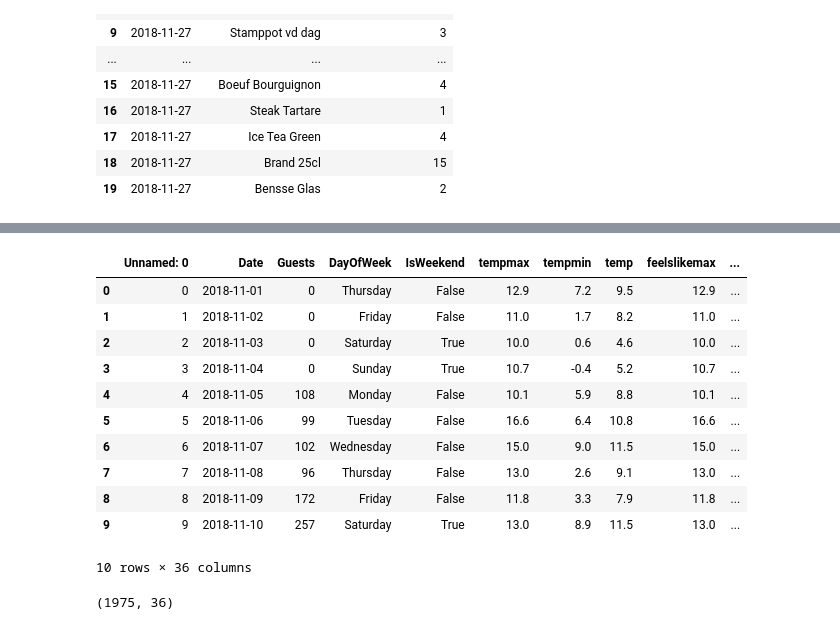
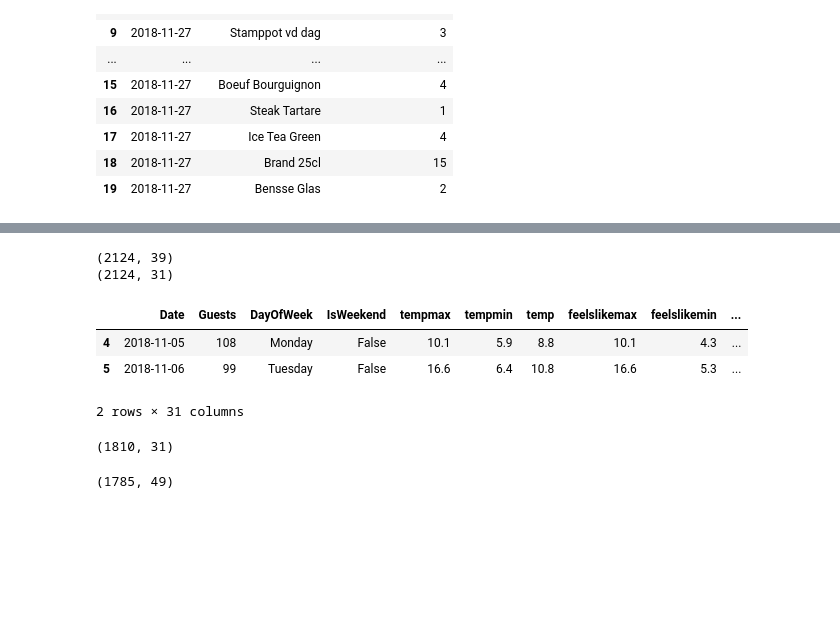
Before and after one commit to ivopascal/Applied-ML-Template, a Jupyter notebook: restaurant_guest_forecasting/notebooks/data_processing.ipynb, the cells around one changed output, grey strips where cells are left out. Cells and saved outputs as stored; diff of their text form; code cells hidden in the pictures; blank space fills up the shorter version.

Commit message:
merge menu with guests, encode DayOfWeek, precipitions, conditions

```diff
--- a/restaurant_guest_forecasting/notebooks/data_processing.ipynb
+++ b/restaurant_guest_forecasting/notebooks/data_processing.ipynb
@@ -257,25 +221,18 @@ pivoted_base_menu_df.to_csv("../data/out_pivoted_base_menu.csv", index=True)
 # %%
-full_restaurant_df = pd.read_csv("../data/out_restaurant_dataframe.csv")
-full_restaurant_df.shape
-
-
-full_restaurant_df = full_restaurant_df.drop(
-    ["name", "datetime", "stations", "severerisk"], axis=1
+full_restaurant_df = filtered_restaurant_df.drop(
+    ["name", "datetime", "stations", "severerisk", "x", "y", "icon", "description"],
+    axis=1,
 )
-full_restaurant_df.head(10)
+print(filtered_restaurant_df.shape)
+print(full_restaurant_df.shape)
+full_restaurant_df.head(2)
 # %% [output]
+(2124, 39)
+(2124, 31)
-|  | Unnamed: 0 | Date | Guests | DayOfWeek | IsWeekend | tempmax | tempmin | temp | feelslikemax | ... |
-| 0 | 0 | 2018-11-01 | 0 | Thursday | False | 12.9 | 7.2 | 9.5 | 12.9 | ... |
-| 1 | 1 | 2018-11-02 | 0 | Friday | False | 11.0 | 1.7 | 8.2 | 11.0 | ... |
-| 2 | 2 | 2018-11-03 | 0 | Saturday | True | 10.0 | 0.6 | 4.6 | 10.0 | ... |
-| 3 | 3 | 2018-11-04 | 0 | Sunday | True | 10.7 | -0.4 | 5.2 | 10.7 | ... |
-| 4 | 4 | 2018-11-05 | 108 | Monday | False | 10.1 | 5.9 | 8.8 | 10.1 | ... |
-| 5 | 5 | 2018-11-06 | 99 | Tuesday | False | 16.6 | 6.4 | 10.8 | 16.6 | ... |
-| 6 | 6 | 2018-11-07 | 102 | Wednesday | False | 15.0 | 9.0 | 11.5 | 15.0 | ... |
-| 7 | 7 | 2018-11-08 | 96 | Thursday | False | 13.0 | 2.6 | 9.1 | 13.0 | ... |
-| 8 | 8 | 2018-11-09 | 172 | Friday | False | 11.8 | 3.3 | 7.9 | 11.8 | ... |
-| 9 | 9 | 2018-11-10 | 257 | Saturday | True | 13.0 | 8.9 | 11.5 | 13.0 | ... |
+|  | Date | Guests | DayOfWeek | IsWeekend | tempmax | tempmin | temp | feelslikemax | feelslikemin | ... |
+| 4 | 2018-11-05 | 108 | Monday | False | 10.1 | 5.9 | 8.8 | 10.1 | 4.3 | ... |
+| 5 | 2018-11-06 | 99 | Tuesday | False | 16.6 | 6.4 | 10.8 | 16.6 | 5.3 | ... |
-10 rows × 36 columns
+2 rows × 31 columns
 # %%
 date_ranges = [
     ("2020-03-01", "2020-05-31"),
@@ -293,4 +250,13 @@ for start_date, end_date in date_ranges:
 
 print(full_restaurant_df.shape)
 # %% [output]
-(1975, 36)
+(1810, 31)
+# %%
+full_restaurant_menu_df = (
+    full_restaurant_df.set_index("Date")
+    .join(pivoted_base_menu_df.set_index("Date"), how="inner")
+    .reset_index()
+)
+print(full_restaurant_menu_df.shape)
+# %% [output]
+(1785, 49)
```
Also changed, not shown: parts of 10 cells of this notebook.
